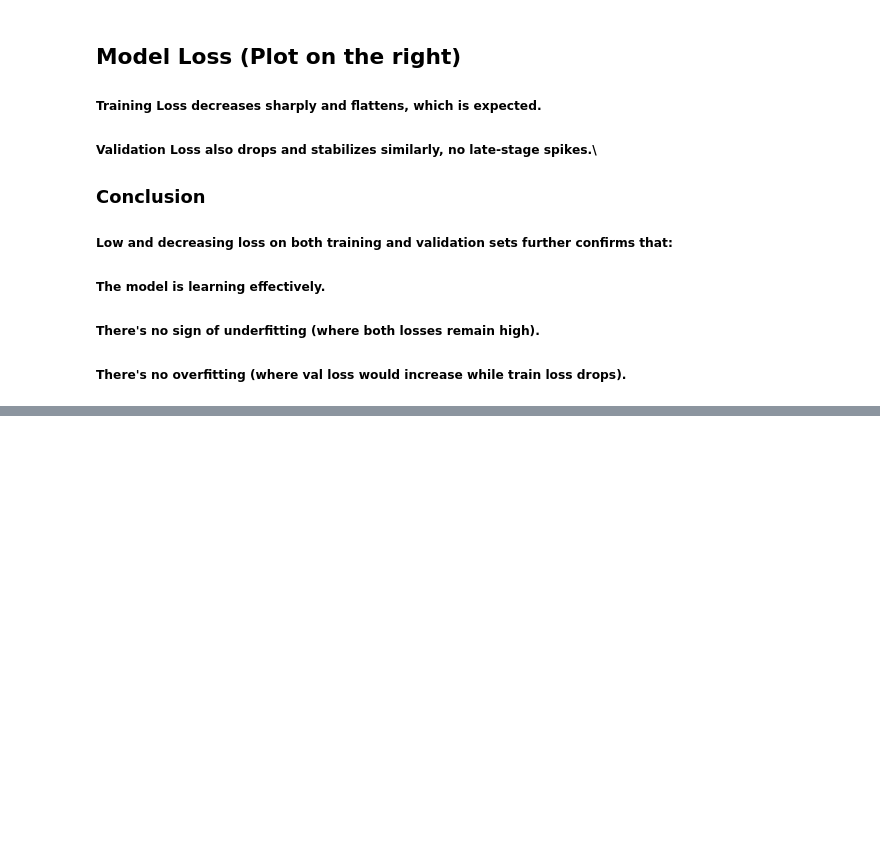
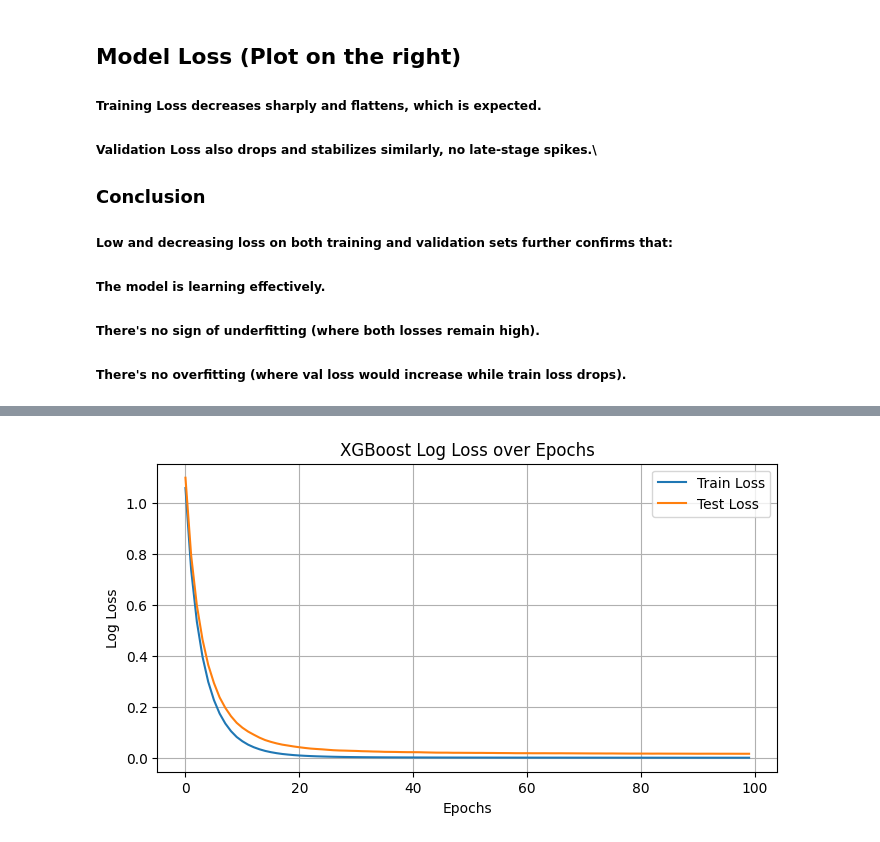
Before and after one commit to nbhatt1539/CSC5610-Final-project-E302, a Jupyter notebook: CSC6621Final project.ipynb, the cells around one changed output, grey strips where cells are left out. Cells and saved outputs as stored; diff of their text form; code cells hidden in the pictures; blank space fills up the shorter version.

```diff
--- a/CSC6621Final project.ipynb
+++ b/CSC6621Final project.ipynb
@@ -236,0 +282,4 @@ plt.show()
+# %%
+eval_set = [(X_train, y_train), (X_test, y_test)]
+xgb_model = XGBClassifier(use_label_encoder=False, eval_metric='mlogloss', random_state=42)
+xgb_model.fit(X_train, y_train, eval_set=eval_set, verbose=False)
@@ -236,0 +299,16 @@ plt.show()
+# %%
+# Plot training and test loss
+results = xgb_model.evals_result()
+
+# Plot loss (logloss)
+plt.figure(figsize=(8,4))
+plt.plot(results['validation_0']['mlogloss'], label='Train Loss')
+plt.plot(results['validation_1']['mlogloss'], label='Test Loss')
+plt.title("XGBoost Log Loss over Epochs")
+plt.xlabel("Epochs")
+plt.ylabel("Log Loss")
+plt.legend()
+plt.grid(True)
+plt.show()
+# %% [output]
+[figure, added]
```
Also changed, not shown: parts of 12 cells of this notebook, 1 other file.
